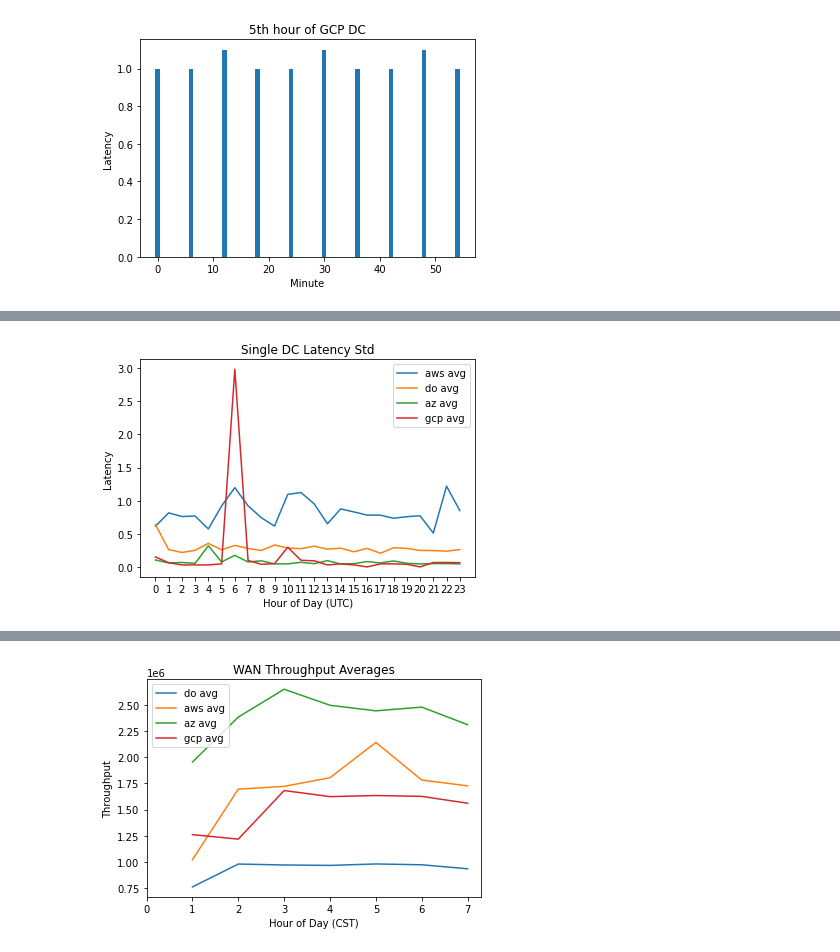
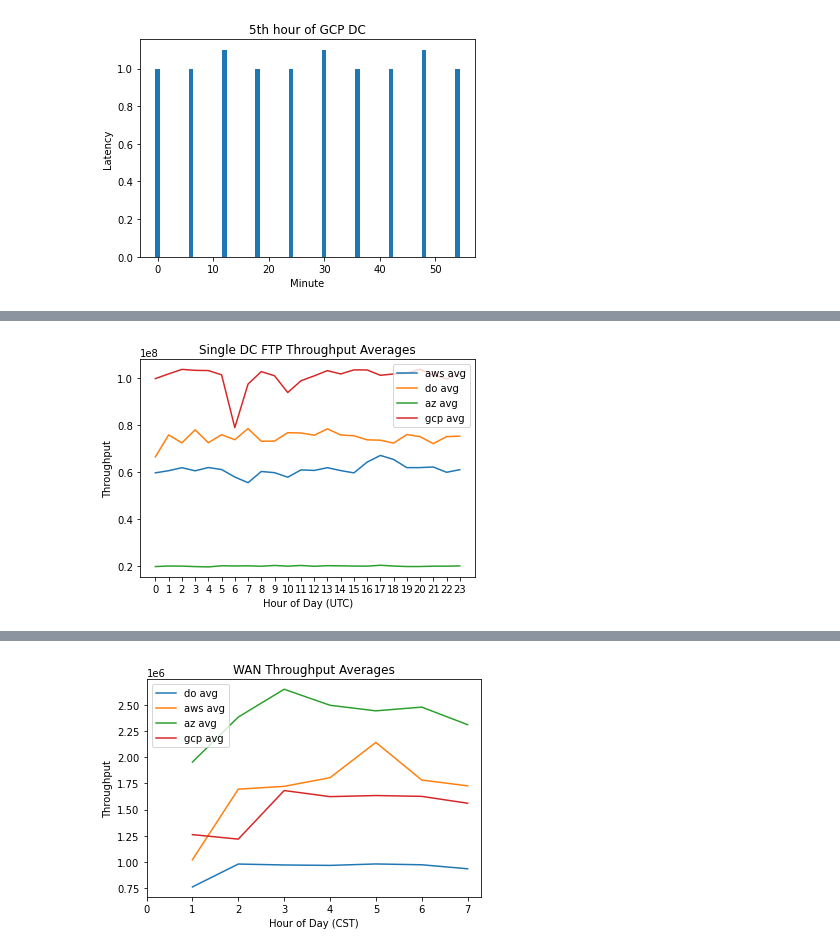
Before and after one commit to yudi-tan/cloud_provider_network_consistency_benchmark, a Jupyter notebook: CS268FTP.ipynb, the cells around one changed output, grey strips where cells are left out. Drawn from its saved outputs; the diff is of its cells as text; code cells hidden in the pictures.

```diff
--- a/CS268FTP.ipynb
+++ b/CS268FTP.ipynb
@@ -409,21 +425,21 @@ plt.show()
 # %%
-provs = [aws_latency, do_latency, az_latency, gcp_latency]
+
 # for p in provs:
-plt.plot(range(24), [np.std(np.array(aws_latency[i]).astype(np.float)) for i in range(24)], label="aws std")
-plt.plot(range(24), [np.std(np.array(do_latency[i]).astype(np.float)) for i in range(24)], label="do std")
-plt.plot(range(24), [np.std(np.array(az_latency[i]).astype(np.float)) for i in range(24)], label="az std")
-plt.plot(range(24), [np.std(np.array(gcp_latency[i]).astype(np.float)) for i in range(24)], label="gcp std")
+plt.plot(range(24), [np.mean(np.array(aws_throughput[i]).astype(np.float)) for i in range(24)], label="aws avg")
+plt.plot(range(24), [np.mean(np.array(do_throughput[i]).astype(np.float)) for i in range(24)], label="do avg")
+plt.plot(range(24), [np.mean(np.array(az_throughput[i]).astype(np.float)) for i in range(24)], label="az avg")
+plt.plot(range(24), [np.mean(np.array(gcp_throughput[i]).astype(np.float)) for i in range(24)], label="gcp avg")
 #plt.plot(range(24), [np.std(np.array(p[i]).astype(np.float)) for i in range(24)], label="std dev")
 plt.xlabel("Hour of Day (UTC)")
 plt.xticks(range(0, 24, 1))
-plt.title('Single DC Latency Std')
-plt.ylabel("Latency")
+plt.title('Single DC FTP Throughput Averages')
+plt.ylabel("Throughput")
 #plt.title("{} Single D.C. FTP Test".format(cloud_provider))
 #     if is_th:
 #         plt.ylabel("Avg/Std Dev Throughput (Bytes/Sec)")
 #     else:
 #         plt.ylabel("Avg Latency / Std Dev (ms)")
 plt.legend()
 plt.show()
 # %% [output]
-[figure, old version]
+[figure, new version]
```
Also changed, not shown: parts of 12 cells of this notebook.
